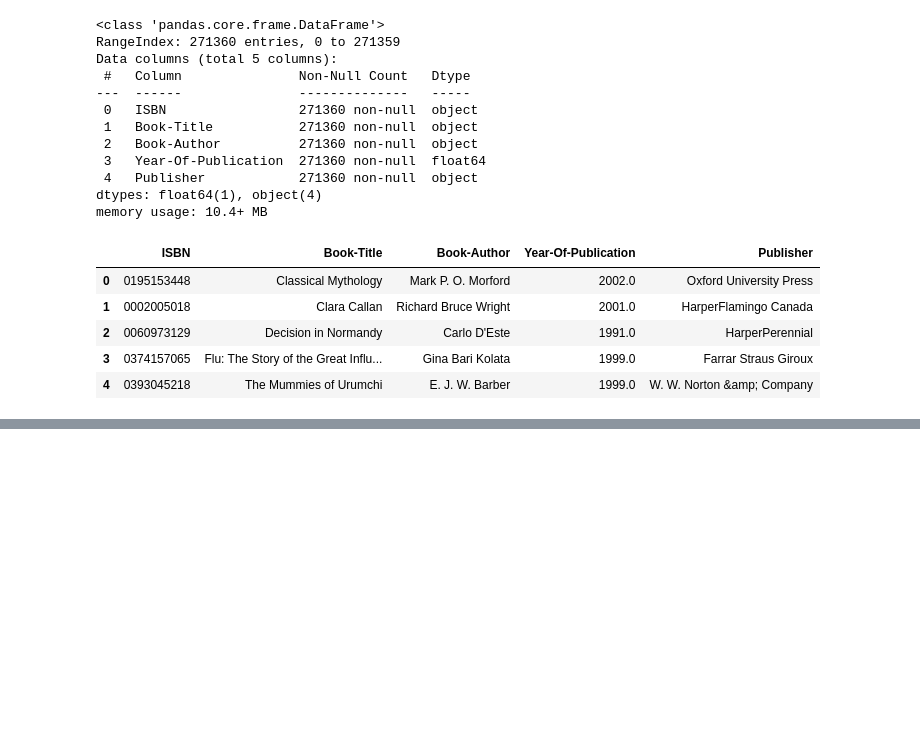
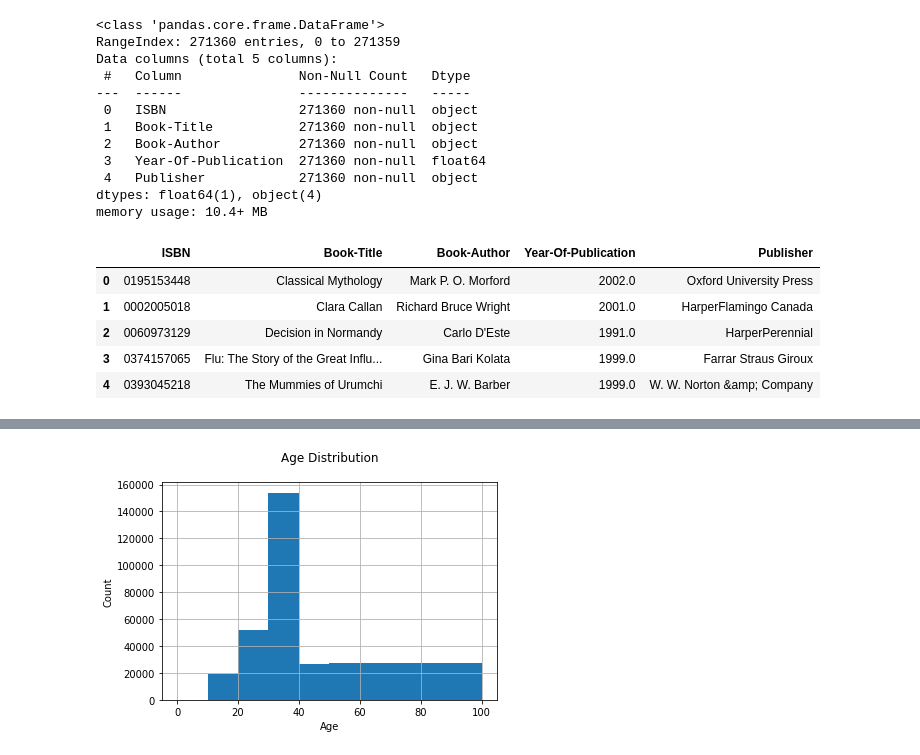
Before and after one commit to Aaryant31/Book-Recommendation-System, a Jupyter notebook: Rahul_Kumar_Soni_Book_Recommendation_System.ipynb, the cells around one changed output, grey strips where cells are left out. Cells and saved outputs as stored; diff of their text form; code cells hidden in the pictures; blank space fills up the shorter version.

```diff
--- a/Rahul_Kumar_Soni_Book_Recommendation_System.ipynb
+++ b/Rahul_Kumar_Soni_Book_Recommendation_System.ipynb
@@ -177,0 +219,13 @@ books_df.head()
+# %%
+#outliers with age grater than 80 are substituted with mean
+users_df.loc[(users_df.Age > 90) | (users_df.Age < 5), 'Age'] = np.nan
+users_df.Age = users_df.Age.fillna(users_df.Age.mean())
+users_df.Age = users_df.Age.astype(np.int32)
+# %%
+users_df.Age.hist(bins=[0, 10, 20, 30, 40, 50, 100])
+plt.title('Age Distribution\n')
+plt.xlabel('Age')
+plt.ylabel('Count')
+plt.show()
+# %% [output]
+[figure, added]
```
Also changed, not shown: parts of 104 cells of this notebook.
